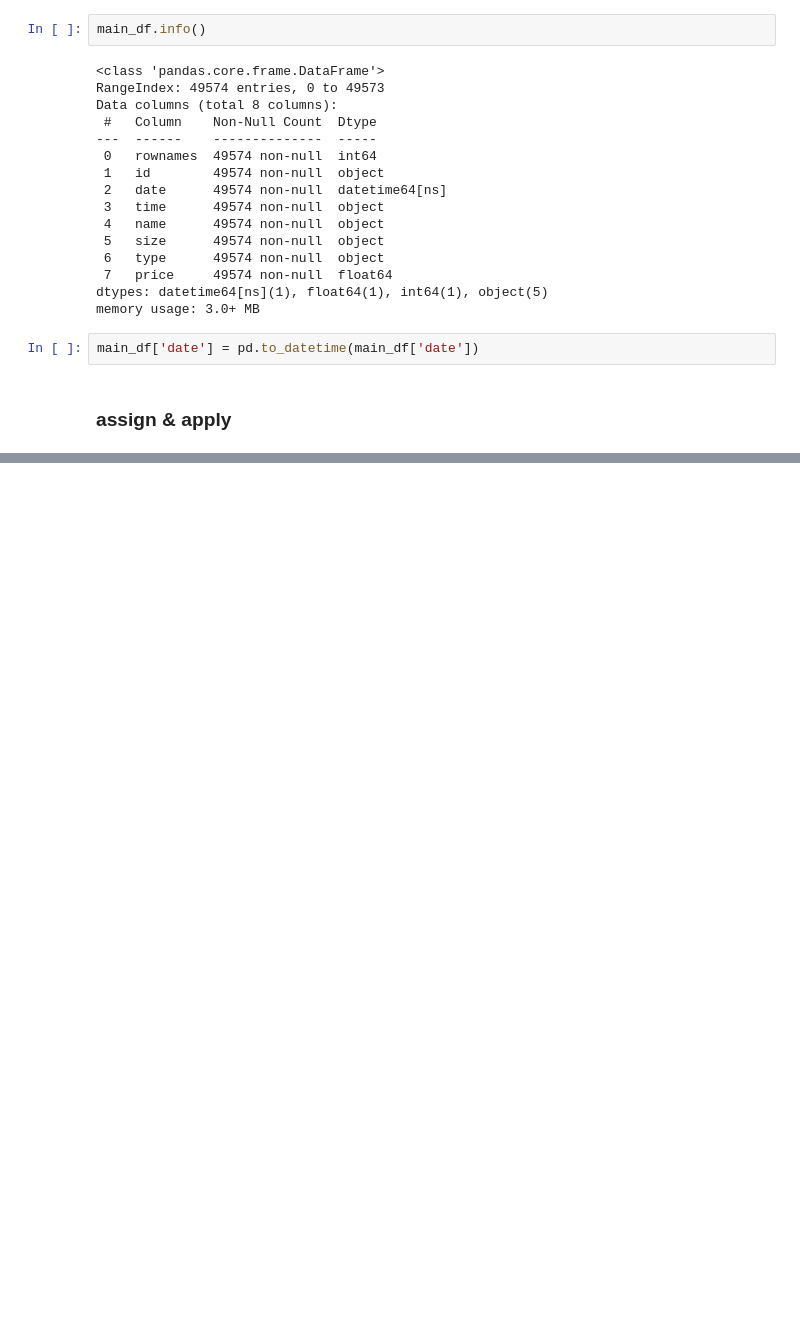
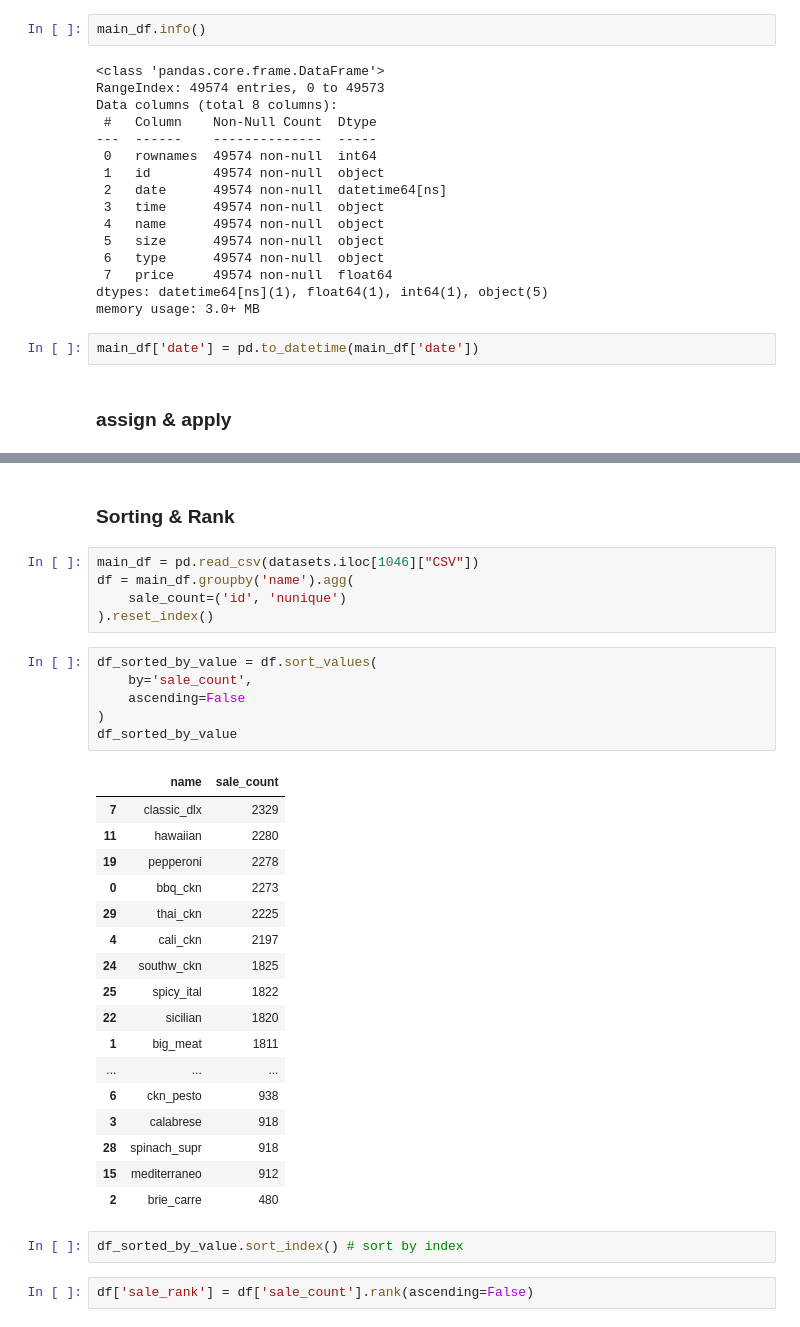
Before and after one commit to Mmd4LIFE/000-quera-bc, a Jupyter notebook: 02-pandas/pandas_intro.ipynb, the cells around one changed output, grey strips where cells are left out. Drawn from its saved outputs; the diff is of its cells as text; blank space fills up the shorter version.

```diff
--- a/02-pandas/pandas_intro.ipynb
+++ b/02-pandas/pandas_intro.ipynb
@@ -574,0 +735,35 @@ main_df
+# %% [markdown]
+### Sorting & Rank
+# %%
+main_df = pd.read_csv(datasets.iloc[1046]["CSV"])
+df = main_df.groupby('name').agg(
+    sale_count=('id', 'nunique')
+).reset_index()
+# %%
+df_sorted_by_value = df.sort_values(
+    by='sale_count',
+    ascending=False
+)
+df_sorted_by_value
+# %% [output]
+|  | name | sale_count |
+| 7 | classic_dlx | 2329 |
+| 11 | hawaiian | 2280 |
+| 19 | pepperoni | 2278 |
+| 0 | bbq_ckn | 2273 |
+| 29 | thai_ckn | 2225 |
+| 4 | cali_ckn | 2197 |
+| 24 | southw_ckn | 1825 |
+| 25 | spicy_ital | 1822 |
+| 22 | sicilian | 1820 |
+| 1 | big_meat | 1811 |
+| ... | ... | ... |
+| 6 | ckn_pesto | 938 |
+| 3 | calabrese | 918 |
+| 28 | spinach_supr | 918 |
+| 15 | mediterraneo | 912 |
+| 2 | brie_carre | 480 |
+# %%
+df_sorted_by_value.sort_index() # sort by index
+# %%
+df['sale_rank'] = df['sale_count'].rank(ascending=False)
```
Also changed, not shown: parts of 38 cells of this notebook, 1 other file.
